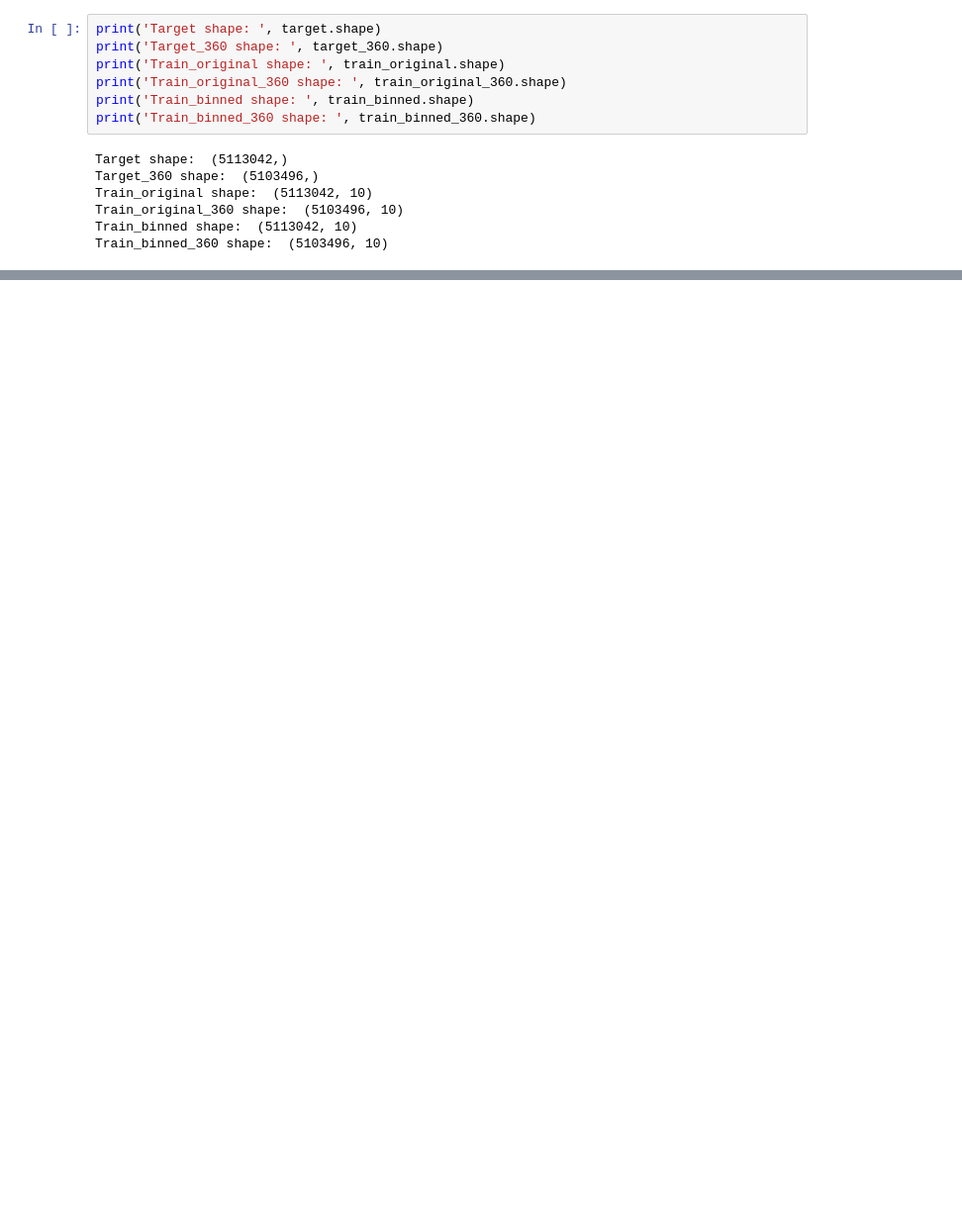
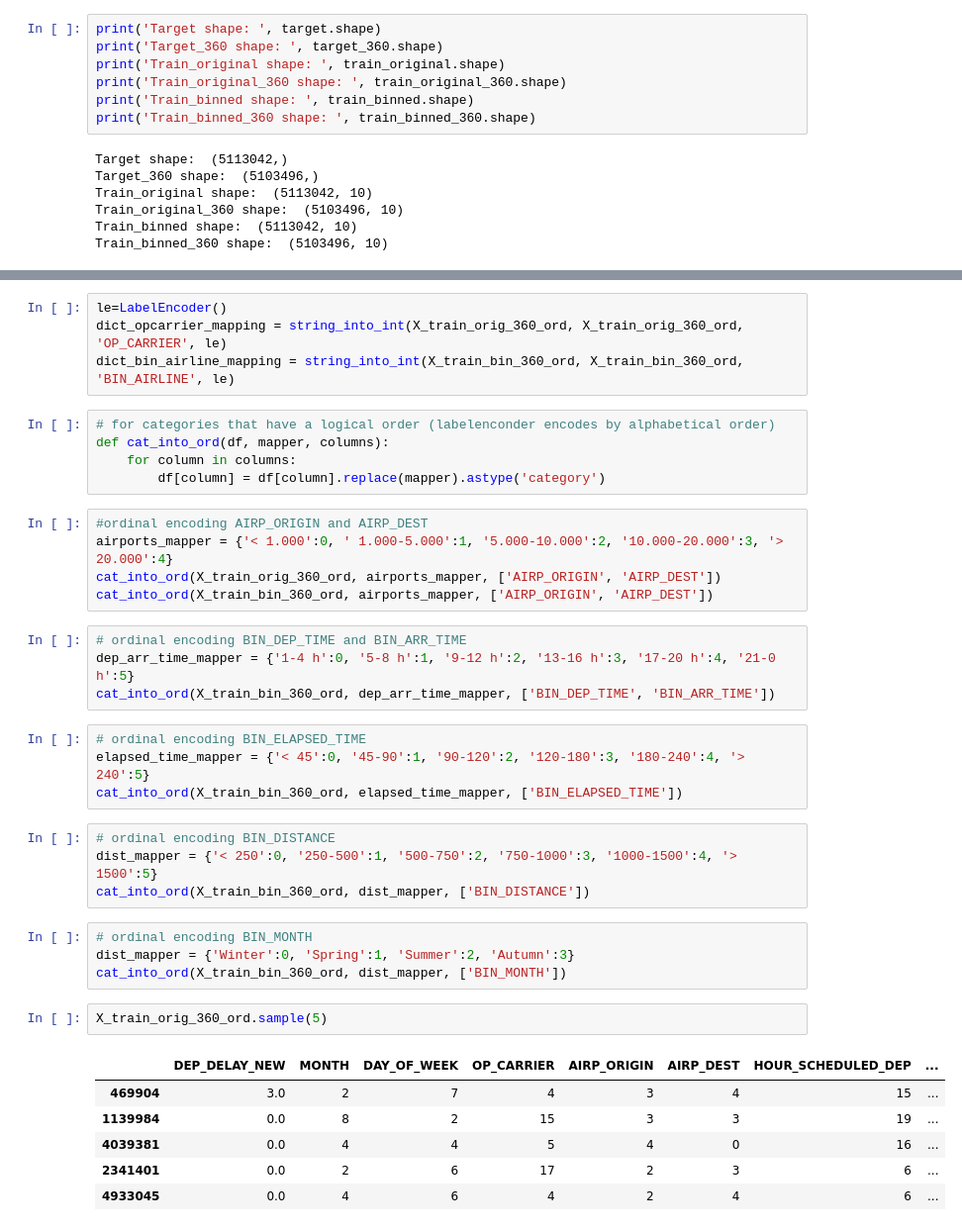
Before and after one commit to lubepe/PredictingFlightDelays, a Jupyter notebook: Predicting flight delays.ipynb, the cells around one changed output, grey strips where cells are left out. Shown at 99% size. Saved outputs shown, nothing was run; the diff lists cells and outputs as text; blank space fills up the shorter version.

```diff
--- a/Predicting flight delays.ipynb
+++ b/Predicting flight delays.ipynb
@@ -1723,0 +1783,39 @@ Train_binned_360 shape:  (5103496, 10)
+# %%
+le=LabelEncoder()
+dict_opcarrier_mapping = string_into_int(X_train_orig_360_ord, X_train_orig_360_ord, 'OP_CARRIER', le)
+dict_bin_airline_mapping = string_into_int(X_train_bin_360_ord, X_train_bin_360_ord, 'BIN_AIRLINE', le)
+# %%
+# for categories that have a logical order (labelenconder encodes by alphabetical order)
+def cat_into_ord(df, mapper, columns):
+    for column in columns:
+        df[column] = df[column].replace(mapper).astype('category')
+# %%
+#ordinal encoding AIRP_ORIGIN and AIRP_DEST
+airports_mapper = {'< 1.000':0, ' 1.000-5.000':1, '5.000-10.000':2, '10.000-20.000':3, '> 20.000':4}
+cat_into_ord(X_train_orig_360_ord, airports_mapper, ['AIRP_ORIGIN', 'AIRP_DEST'])
+cat_into_ord(X_train_bin_360_ord, airports_mapper, ['AIRP_ORIGIN', 'AIRP_DEST'])
+# %%
+# ordinal encoding BIN_DEP_TIME and BIN_ARR_TIME
+dep_arr_time_mapper = {'1-4 h':0, '5-8 h':1, '9-12 h':2, '13-16 h':3, '17-20 h':4, '21-0 h':5}
+cat_into_ord(X_train_bin_360_ord, dep_arr_time_mapper, ['BIN_DEP_TIME', 'BIN_ARR_TIME'])
+# %%
+# ordinal encoding BIN_ELAPSED_TIME
+elapsed_time_mapper = {'< 45':0, '45-90':1, '90-120':2, '120-180':3, '180-240':4, '> 240':5}
+cat_into_ord(X_train_bin_360_ord, elapsed_time_mapper, ['BIN_ELAPSED_TIME'])
+# %%
+# ordinal encoding BIN_DISTANCE
+dist_mapper = {'< 250':0, '250-500':1, '500-750':2, '750-1000':3, '1000-1500':4, '> 1500':5}
+cat_into_ord(X_train_bin_360_ord, dist_mapper, ['BIN_DISTANCE'])
+# %%
+# ordinal encoding BIN_MONTH
+dist_mapper = {'Winter':0, 'Spring':1, 'Summer':2, 'Autumn':3}
+cat_into_ord(X_train_bin_360_ord, dist_mapper, ['BIN_MONTH'])
+# %%
+X_train_orig_360_ord.sample(5)
+# %% [output]
+|  | DEP_DELAY_NEW | MONTH | DAY_OF_WEEK | OP_CARRIER | AIRP_ORIGIN | AIRP_DEST | HOUR_SCHEDULED_DEP | ... |
+| 469904 | 3.0 | 2 | 7 | 4 | 3 | 4 | 15 | ... |
+| 1139984 | 0.0 | 8 | 2 | 15 | 3 | 3 | 19 | ... |
+| 4039381 | 0.0 | 4 | 4 | 5 | 4 | 0 | 16 | ... |
+| 2341401 | 0.0 | 2 | 6 | 17 | 2 | 3 | 6 | ... |
+| 4933045 | 0.0 | 4 | 6 | 4 | 2 | 4 | 6 | ... |
```
Also changed, not shown: parts of 37 cells of this notebook.
